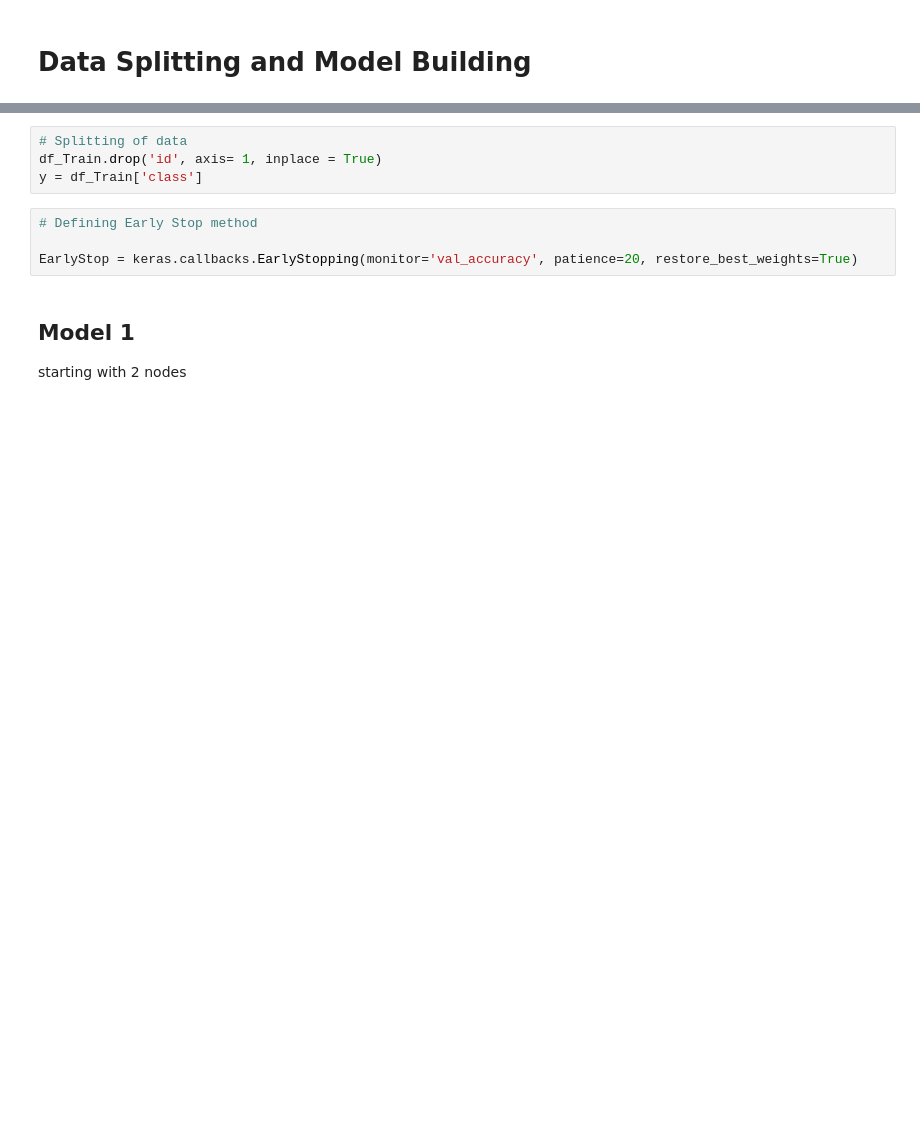
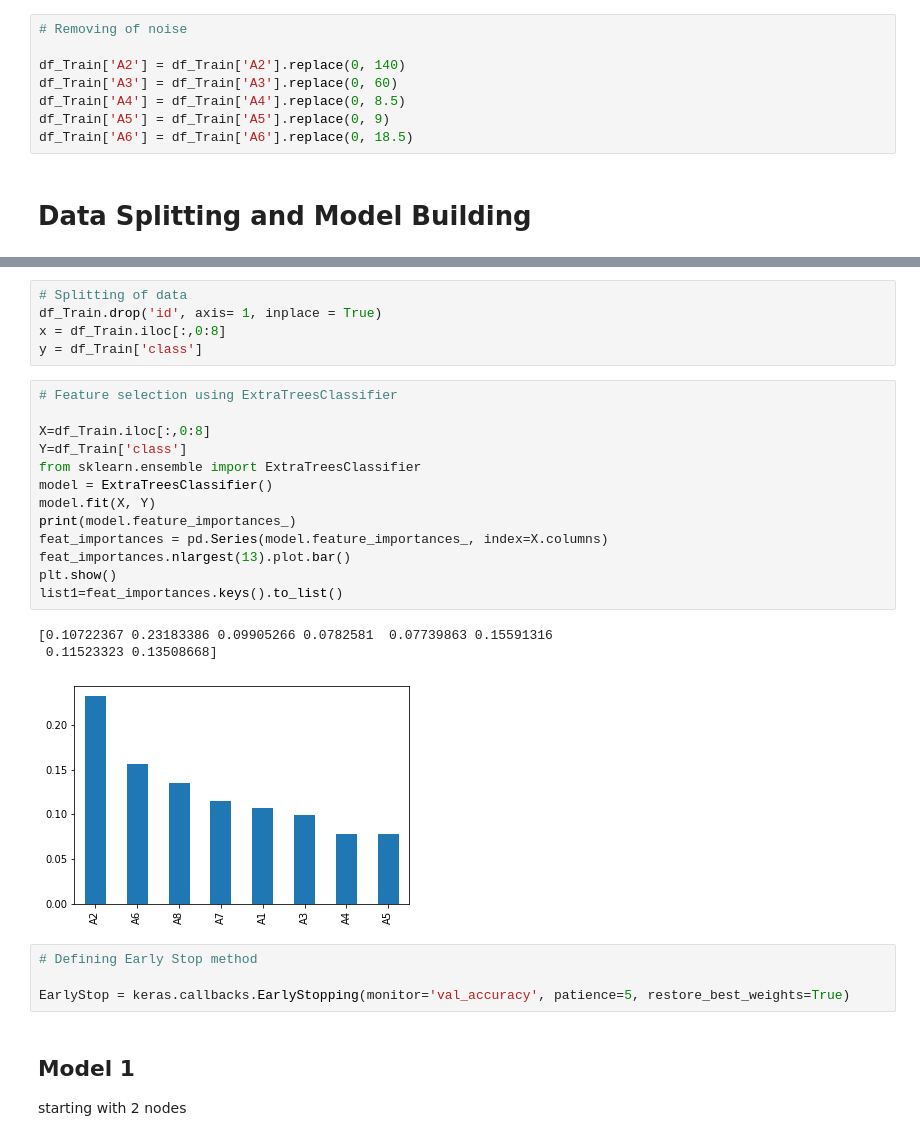
Before and after one commit to harishahamed26/Diabetes_Prediction_Using_Neural_Network, a Jupyter notebook: DiabetesPredictionNeuralNetwork.ipynb, the cells around one changed output, grey strips where cells are left out. Cells and saved outputs as stored; diff of their text form; blank space fills up the shorter version.

```diff
--- a/DiabetesPredictionNeuralNetwork.ipynb
+++ b/DiabetesPredictionNeuralNetwork.ipynb
@@ -148,5 +181,13 @@ plt.title('Count plot')
 plt.show()
 # %% [output]
 [figure]
+# %%
+# Removing of noise
+
+df_Train['A2'] = df_Train['A2'].replace(0, 140)
+df_Train['A3'] = df_Train['A3'].replace(0, 60)
+df_Train['A4'] = df_Train['A4'].replace(0, 8.5)
+df_Train['A5'] = df_Train['A5'].replace(0, 9)
+df_Train['A6'] = df_Train['A6'].replace(0, 18.5)
 # %% [markdown]
 # Data Splitting and Model Building
@@ -153,11 +205,29 @@ plt.show()
 # %%
 # Splitting of data
 df_Train.drop('id', axis= 1, inplace = True)
+x = df_Train.iloc[:,0:8]
 y = df_Train['class']
+# %%
+# Feature selection using ExtraTreesClassifier
+
+X=df_Train.iloc[:,0:8]
+Y=df_Train['class']
+from sklearn.ensemble import ExtraTreesClassifier
+model = ExtraTreesClassifier()
+model.fit(X, Y)
+print(model.feature_importances_)
+feat_importances = pd.Series(model.feature_importances_, index=X.columns)
+feat_importances.nlargest(13).plot.bar()
+plt.show()
+list1=feat_importances.keys().to_list()
+# %% [output]
+[0.10722367 0.23183386 0.09905266 0.0782581  0.07739863 0.15591316
+ 0.11523323 0.13508668]
+[figure, added]
 # %%
 # Defining Early Stop method
 
-EarlyStop = keras.callbacks.EarlyStopping(monitor='val_accuracy', patience=20, restore_best_weights=True)
+EarlyStop = keras.callbacks.EarlyStopping(monitor='val_accuracy', patience=5, restore_best_weights=True)
 # %% [markdown]
 ## Model 1
    starting with 2 nodes
```
Also changed, not shown: parts of 50 cells of this notebook.
